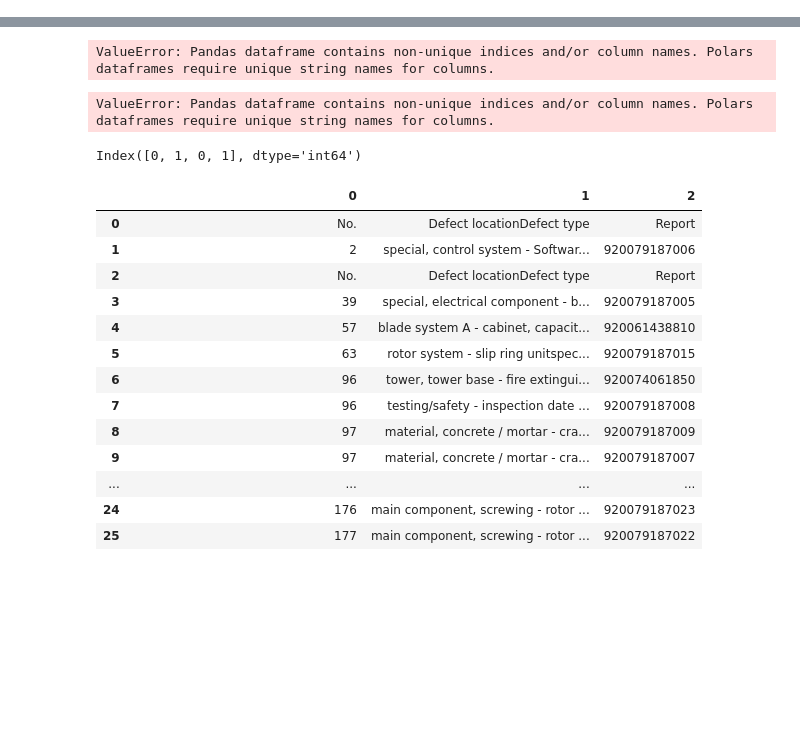
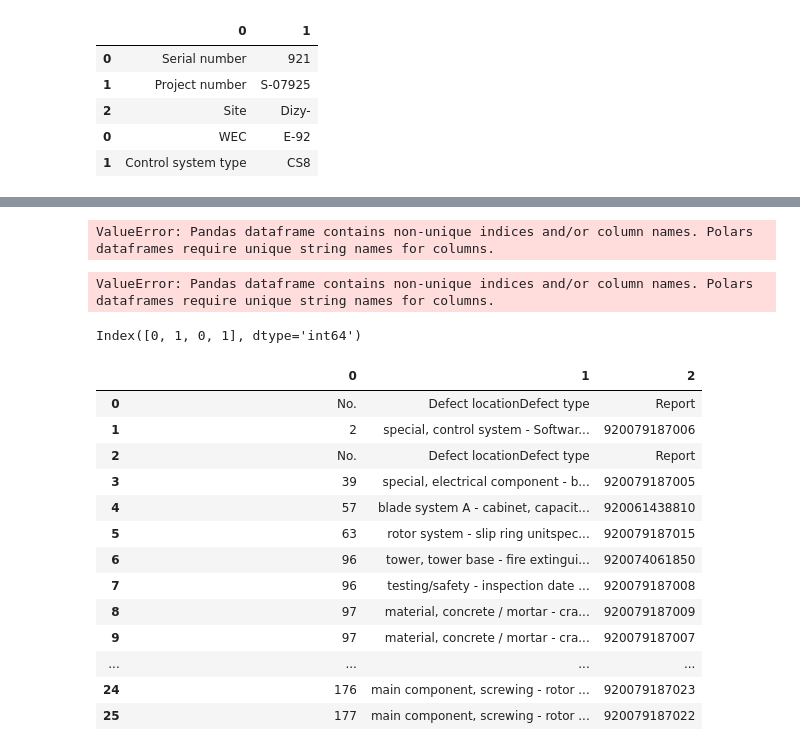
Before and after one commit to davidbreau-wpd/data_ing_cert, a Jupyter notebook: PARSER.ipynb, the cells around one changed output, grey strips where cells are left out. Cells and saved outputs as stored; diff of their text form; code cells hidden in the pictures; blank space fills up the shorter version.

```diff
--- a/PARSER.ipynb
+++ b/PARSER.ipynb
@@ -10,14 +23,31 @@ import polars as pl
 # %%
 pdf_path = str(Path("data/enercon/input") / "enercon_master_example.pdf")
 master_data_params = {
     'flavor': 'stream',
     'columns': ['125, 290, 390'],
     'table_areas': ['20,700,600,620'],
     'row_tol': 13,
     'split_text': True
 }
 
 tables = camelot.read_pdf(
     filepath=pdf_path,
     pages='2',
     **master_data_params)
+
+df = tables[0].df
+df.columns = [i % 2 for i in range(len(df.columns))]
+stacked_pairs = []
+for i in range(0, len(df.columns), 2):
+    pair = df.iloc[:, i:i+2]
+    stacked_pairs.append(pair)
+stacked_df = pd.concat(stacked_pairs, axis=0)
+cl_stacked_df = stacked_df.replace('', pd.NA).dropna()
+cl_stacked_df
+# %% [output]
+|  | 0 | 1 |
+| 0 | Serial number | 921 |
+| 1 | Project number | S-07925 |
+| 2 | Site | Dizy- |
+| 0 | WEC | E-92 |
+| 1 | Control system type | CS8 |
```
Also changed, not shown: parts of 6 cells of this notebook, 12 other files.
